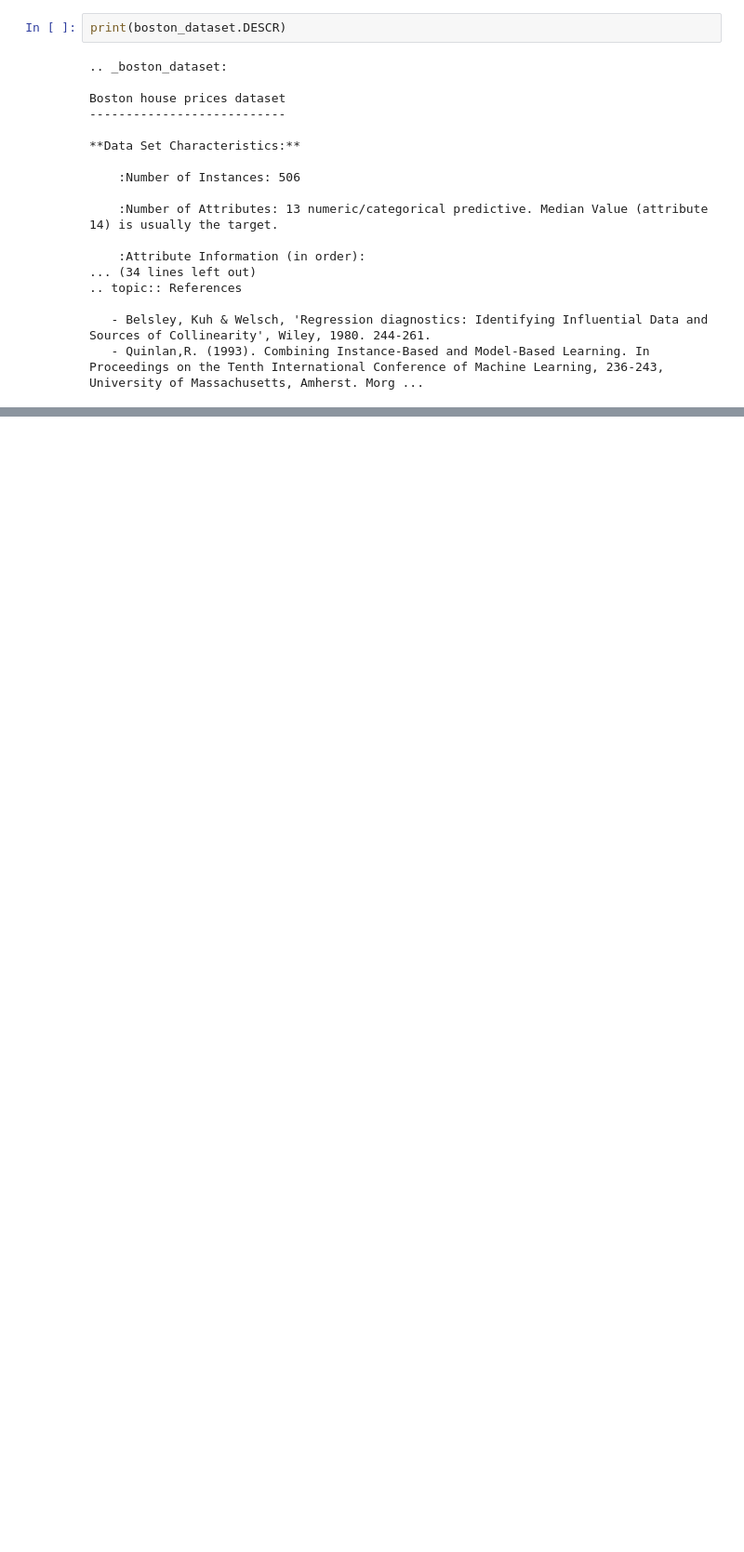
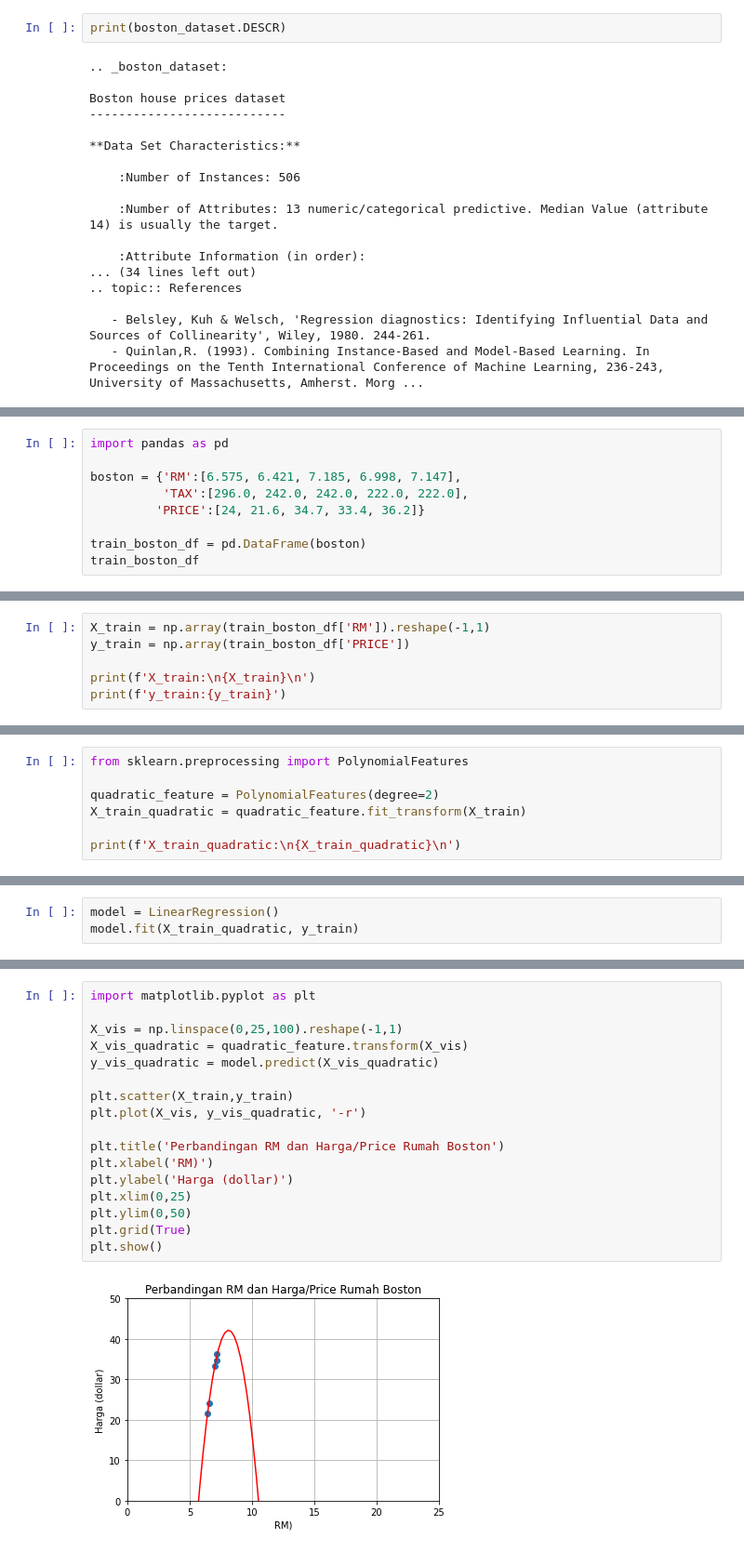
Before and after one commit to EunikeTirzaKerenhapukh/Data-Science, a Jupyter notebook: UTS Pengenalan Data Science .ipynb, the cells around one changed output, grey strips where cells are left out. Shown at 93% size. Cells and saved outputs as stored; diff of their text form; blank space fills up the shorter version.

```diff
--- a/UTS Pengenalan Data Science .ipynb
+++ b/UTS Pengenalan Data Science .ipynb
@@ -130,0 +340,9 @@ df.head()
+# %%
+import pandas as pd
+
+boston = {'RM':[6.575, 6.421, 7.185, 6.998, 7.147],
+          'TAX':[296.0, 242.0, 242.0, 222.0, 222.0],
+         'PRICE':[24, 21.6, 34.7, 33.4, 36.2]}
+
+train_boston_df = pd.DataFrame(boston)
+train_boston_df
@@ -130,0 +425,6 @@ df.head()
+# %%
+X_train = np.array(train_boston_df['RM']).reshape(-1,1)
+y_train = np.array(train_boston_df['PRICE'])
+
+print(f'X_train:\n{X_train}\n')
+print(f'y_train:{y_train}')
@@ -130,0 +444,7 @@ df.head()
+# %%
+from sklearn.preprocessing import PolynomialFeatures
+
+quadratic_feature = PolynomialFeatures(degree=2)
+X_train_quadratic = quadratic_feature.fit_transform(X_train)
+
+print(f'X_train_quadratic:\n{X_train_quadratic}\n')
@@ -130,0 +460,3 @@ df.head()
+# %%
+model = LinearRegression()
+model.fit(X_train_quadratic, y_train)
@@ -130,0 +467,19 @@ df.head()
+# %%
+import matplotlib.pyplot as plt
+
+X_vis = np.linspace(0,25,100).reshape(-1,1)
+X_vis_quadratic = quadratic_feature.transform(X_vis)
+y_vis_quadratic = model.predict(X_vis_quadratic)
+
+plt.scatter(X_train,y_train)
+plt.plot(X_vis, y_vis_quadratic, '-r')
+
+plt.title('Perbandingan RM dan Harga/Price Rumah Boston')
+plt.xlabel('RM)')
+plt.ylabel('Harga (dollar)')
+plt.xlim(0,25)
+plt.ylim(0,50)
+plt.grid(True)
+plt.show()
+# %% [output]
+[figure, added]
```
Also changed, not shown: parts of 85 cells of this notebook.
